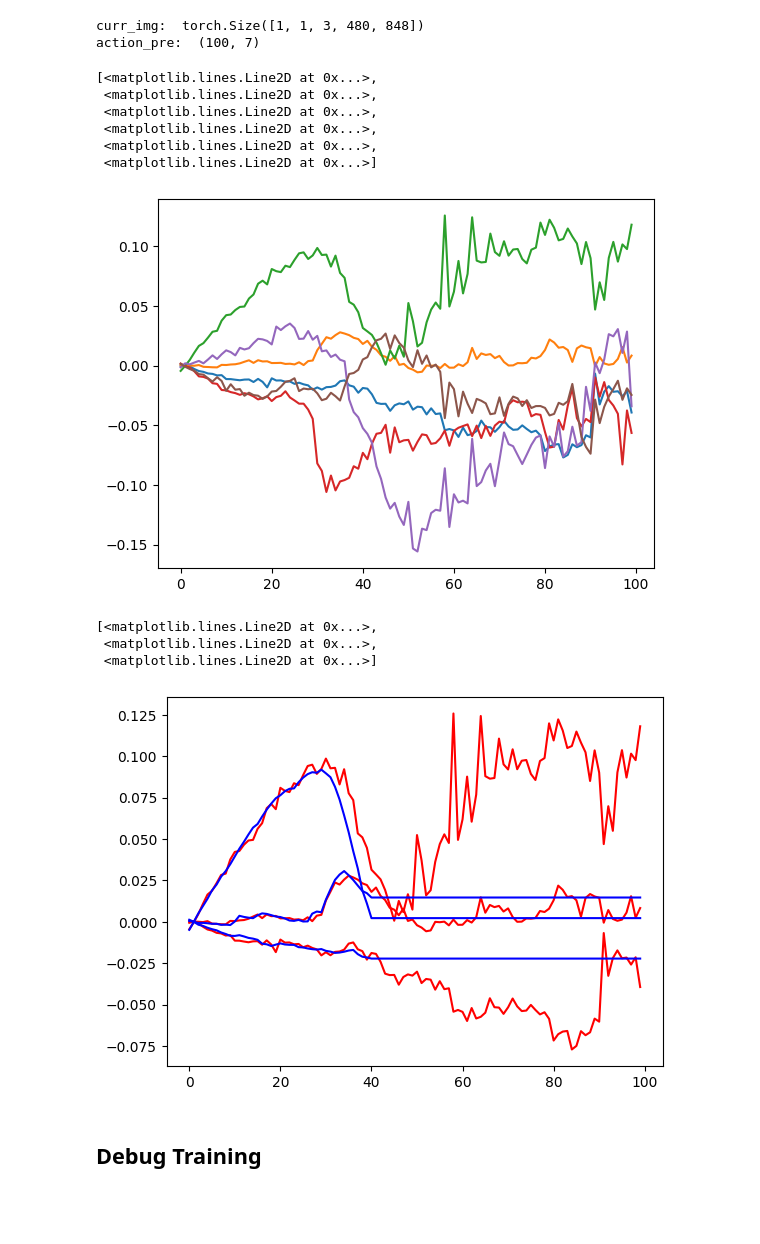
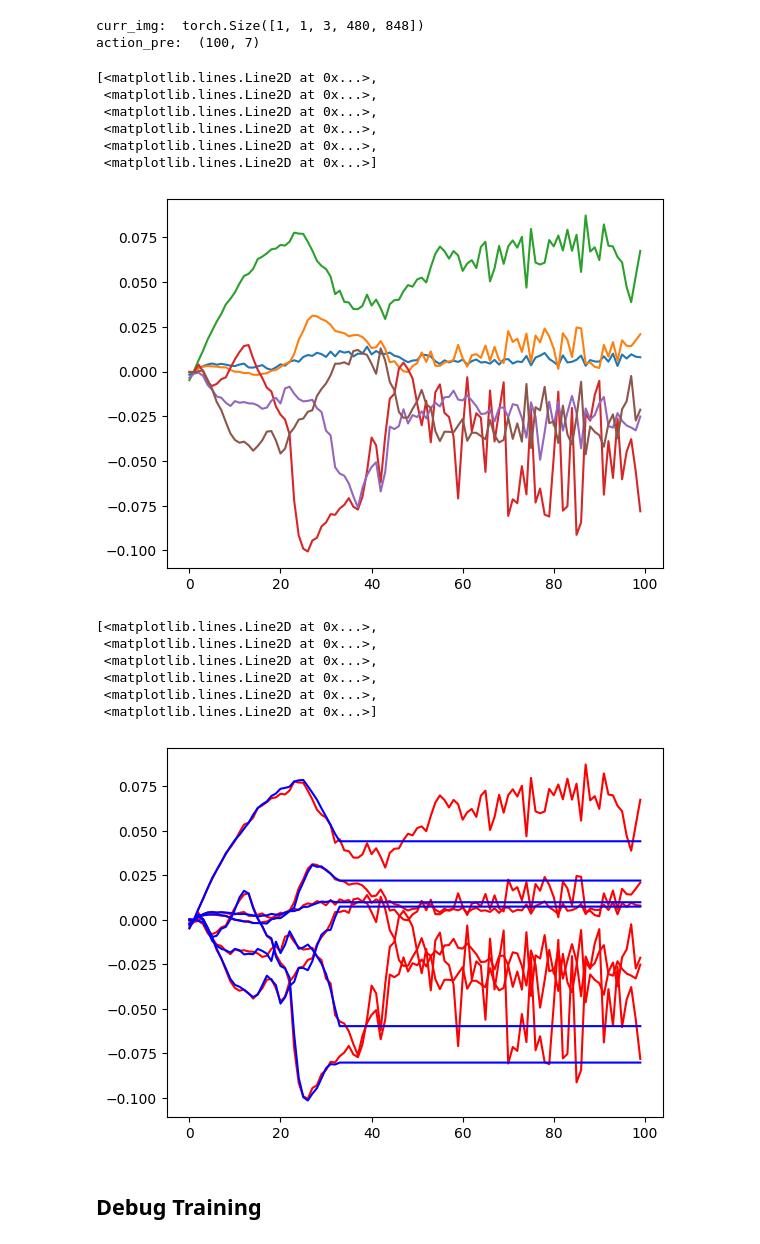
Before and after one commit to AgRoboticsResearch/act-plus-plus, a Jupyter notebook: playground/pangolin/debug_actep_training.ipynb, the cells around one changed output. Cells and saved outputs as stored; diff of their text form; code cells hidden in the pictures; blank space fills up the shorter version.

```diff
--- a/playground/pangolin/debug_actep_training.ipynb
+++ b/playground/pangolin/debug_actep_training.ipynb
@@ -54,11 +31,11 @@ from brl_constants import TASK_CONFIGS
 from utils import find_all_hdf5, flatten_list, get_norm_stats
 
 from datasets import EpisodicDatasetRs435i, get_norm_stats_folder, find_all_datafolder, load_folderdata
-ckpt_path = "/mnt/data1/upi/model/init_test/"
+ckpt_path = "/mnt/data1/upi/model/init_test_1e-5/"
 config_path = ckpt_path + "config.pkl"
 stats_path = ckpt_path + "dataset_stats.pkl"
 
-policy_model_path = ckpt_path + "policy_step_160000_seed_0.ckpt"
+policy_model_path = ckpt_path + "policy_step_290000_seed_0.ckpt"
 
 with open(config_path, "rb") as f:
     policy_config = pickle.load(f)['policy_config']
@@ -225,17 +205,20 @@ plt.plot(action_pre_rec[:, :-1])
  <matplotlib.lines.Line2D at 0x...>,
  <matplotlib.lines.Line2D at 0x...>,
  <matplotlib.lines.Line2D at 0x...>]
-[figure, old version]
+[figure, new version]
 # %%
 # plt.plot(action_pre_rec[:, :-1], c='r')
 # plt.plot(action_data_rec[:, :-1], c='b')
-plt.plot(action_pre_rec[:, :3], c='r')
-plt.plot(action_data_rec[:, :3], c='b')
+plt.plot(action_pre_rec[:, :-1], c='r')
+plt.plot(action_data_rec[:, :-1], c='b')
 # %% [output]
 [<matplotlib.lines.Line2D at 0x...>,
  <matplotlib.lines.Line2D at 0x...>,
+ <matplotlib.lines.Line2D at 0x...>,
+ <matplotlib.lines.Line2D at 0x...>,
+ <matplotlib.lines.Line2D at 0x...>,
  <matplotlib.lines.Line2D at 0x...>]
-[figure, old version]
+[figure, new version]
 # %% [markdown]
 ## Debug Training
 # %%
```
Also changed, not shown: parts of 6 cells of this notebook, 6 other files.
